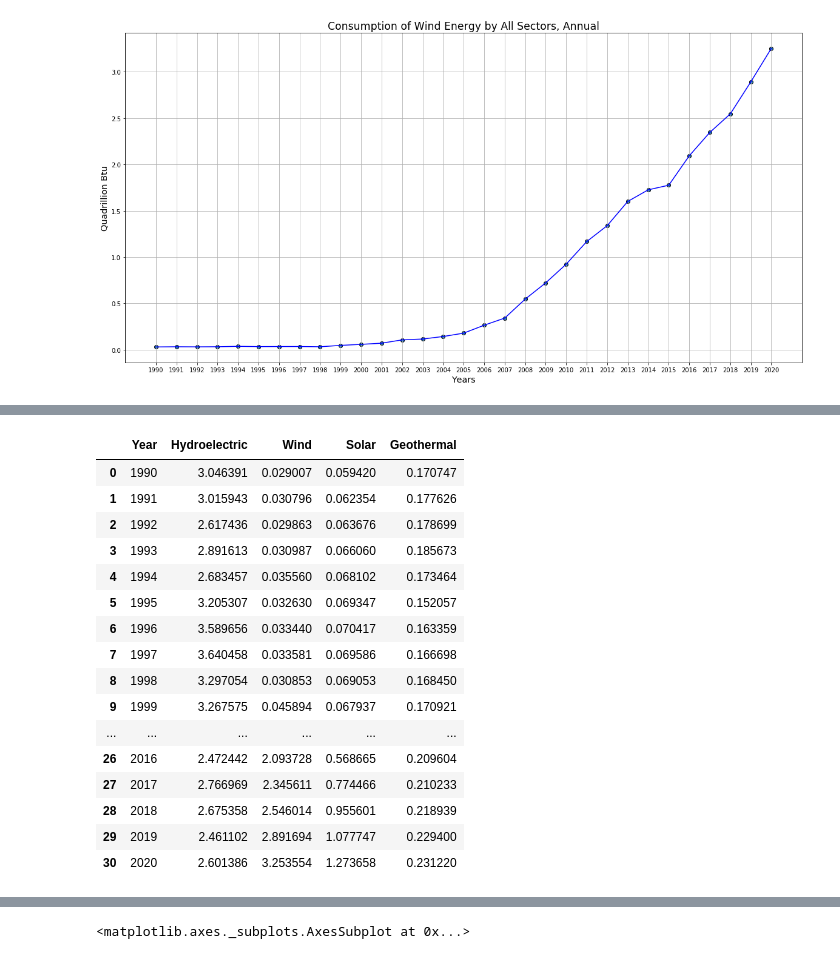
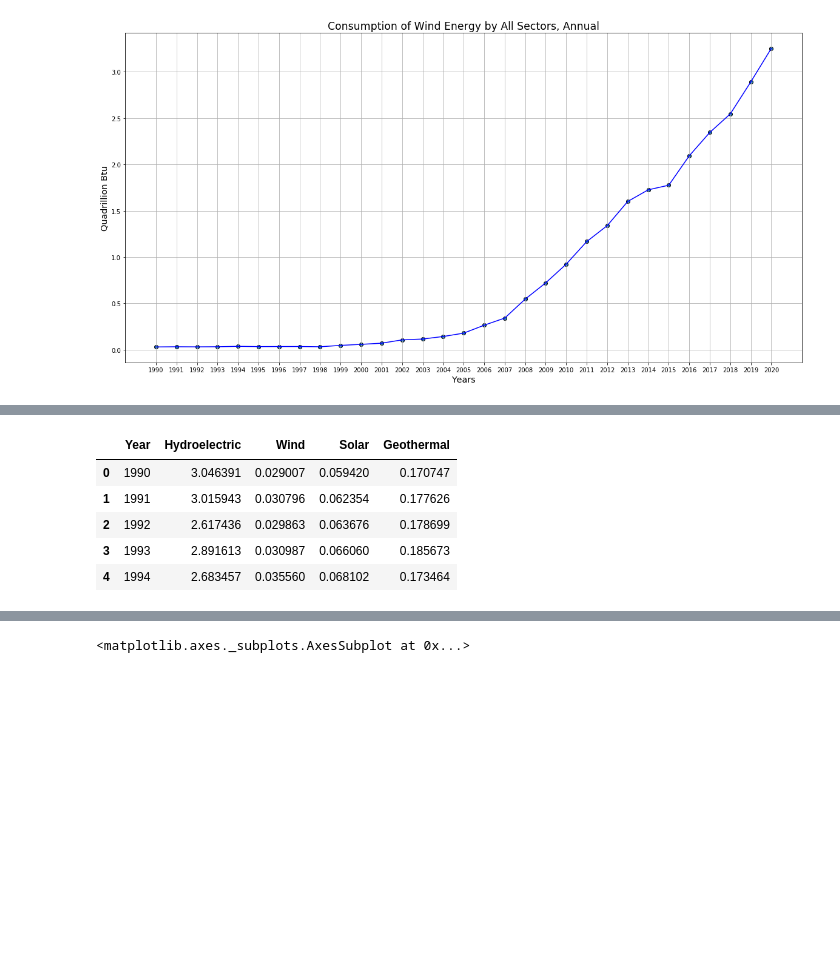
Before and after one commit to us-energy-analysis/Energy-analysis, a Jupyter notebook: USRenewableEConsumption_Btu.ipynb, the cells around one changed output, grey strips where cells are left out. Saved outputs shown, nothing was run; the diff lists cells and outputs as text; code cells hidden in the pictures; blank space fills up the shorter version.

```diff
--- a/USRenewableEConsumption_Btu.ipynb
+++ b/USRenewableEConsumption_Btu.ipynb
@@ -33,11 +34,11 @@ hydroelectric = hydroelectric_consumption[::-1]
 # Loop through to calculate the annual percent change
 i = 0
 percent_change_hydroelectric = []
-for x in hydroelectric_consumption:
+for x in hydroelectric:
     if(i == 0):
         percent_change_hydroelectric.append(0)
     else:
-        percent_change_hydroelectric.append( (x - hydroelectric_consumption[i-1])/ hydroelectric_consumption[i-1] * 100)
+        percent_change_hydroelectric.append( (x - hydroelectric[i-1])/ hydroelectric[i-1] * 100)
     i += 1
 # %%
 # Determine year to year percent change
@@ -113,11 +146,11 @@ geothermal = geothermal_consumption[::-1]
 # Loop through to calculate the annual percent change
 i = 0
 percent_change_geothermal = []
-for x in geothermal_consumption:
+for x in geothermal:
     if(i == 0):
         percent_change_geothermal.append(0)
     else:
-        percent_change_geothermal.append( (x - geothermal_consumption[i-1])/ geothermal_consumption[i-1] * 100)
+        percent_change_geothermal.append( (x - geothermal[i-1])/ geothermal[i-1] * 100)
     i += 1
 # %%
 # Determine year to year percent change
@@ -192,11 +260,11 @@ solar = solar_consumption[::-1]
 # Loop through to calculate the annual percent change
 i = 0
 percent_change_solar = []
-for x in solar_consumption:
+for x in solar:
     if(i == 0):
         percent_change_solar.append(0)
     else:
-        percent_change_solar.append( (x - solar_consumption[i-1])/ solar_consumption[i-1] * 100)
+        percent_change_solar.append( (x - solar[i-1])/ solar[i-1] * 100)
     i += 1
 # %%
 # Determine year to year percent change
@@ -358,30 +510,19 @@ plt.show()
 # %%
 # Create Renewable Consumption DataFrame using list of dictionaries method
 renewable_consumption_btu_df = pd.DataFrame({
-    'Year': years[0:31],
-    'Hydroelectric': hydroelectric[0:31],
-    'Wind': wind[0:31],
-    'Solar': solar[0:31],
-    'Geothermal': geothermal[0:31],
+    'Year': years,
+    'Hydroelectric': hydroelectric,
+    'Wind': wind,
+    'Solar': solar,
+    'Geothermal': geothermal,
 })
 # Show DataFrame
 # renewable_consumption_btu_df.set_index("Year")
-renewable_consumption_btu_df
+renewable_consumption_btu_df.head()
 # %% [output]
 |  | Year | Hydroelectric | Wind | Solar | Geothermal |
 | 0 | 1990 | 3.046391 | 0.029007 | 0.059420 | 0.170747 |
 | 1 | 1991 | 3.015943 | 0.030796 | 0.062354 | 0.177626 |
 | 2 | 1992 | 2.617436 | 0.029863 | 0.063676 | 0.178699 |
 | 3 | 1993 | 2.891613 | 0.030987 | 0.066060 | 0.185673 |
 | 4 | 1994 | 2.683457 | 0.035560 | 0.068102 | 0.173464 |
-| 5 | 1995 | 3.205307 | 0.032630 | 0.069347 | 0.152057 |
-| 6 | 1996 | 3.589656 | 0.033440 | 0.070417 | 0.163359 |
-| 7 | 1997 | 3.640458 | 0.033581 | 0.069586 | 0.166698 |
-| 8 | 1998 | 3.297054 | 0.030853 | 0.069053 | 0.168450 |
-| 9 | 1999 | 3.267575 | 0.045894 | 0.067937 | 0.170921 |
-| ... | ... | ... | ... | ... | ... |
-| 26 | 2016 | 2.472442 | 2.093728 | 0.568665 | 0.209604 |
-| 27 | 2017 | 2.766969 | 2.345611 | 0.774466 | 0.210233 |
-| 28 | 2018 | 2.675358 | 2.546014 | 0.955601 | 0.218939 |
-| 29 | 2019 | 2.461102 | 2.891694 | 1.077747 | 0.229400 |
-| 30 | 2020 | 2.601386 | 3.253554 | 1.273658 | 0.231220 |
```
Also changed, not shown: parts of 27 cells of this notebook.
